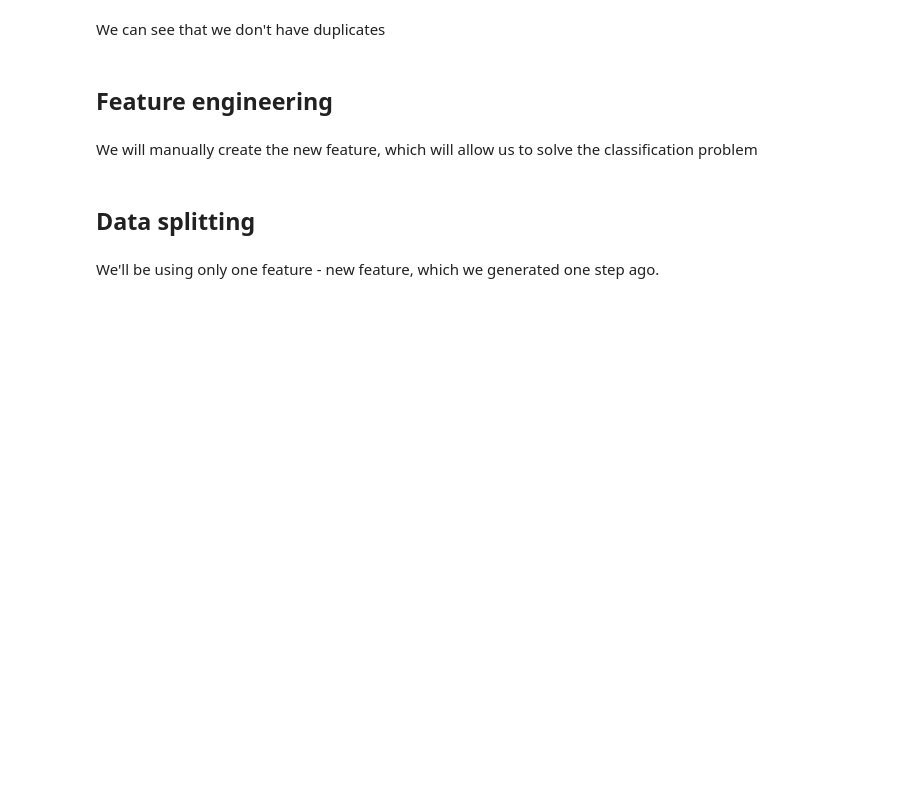
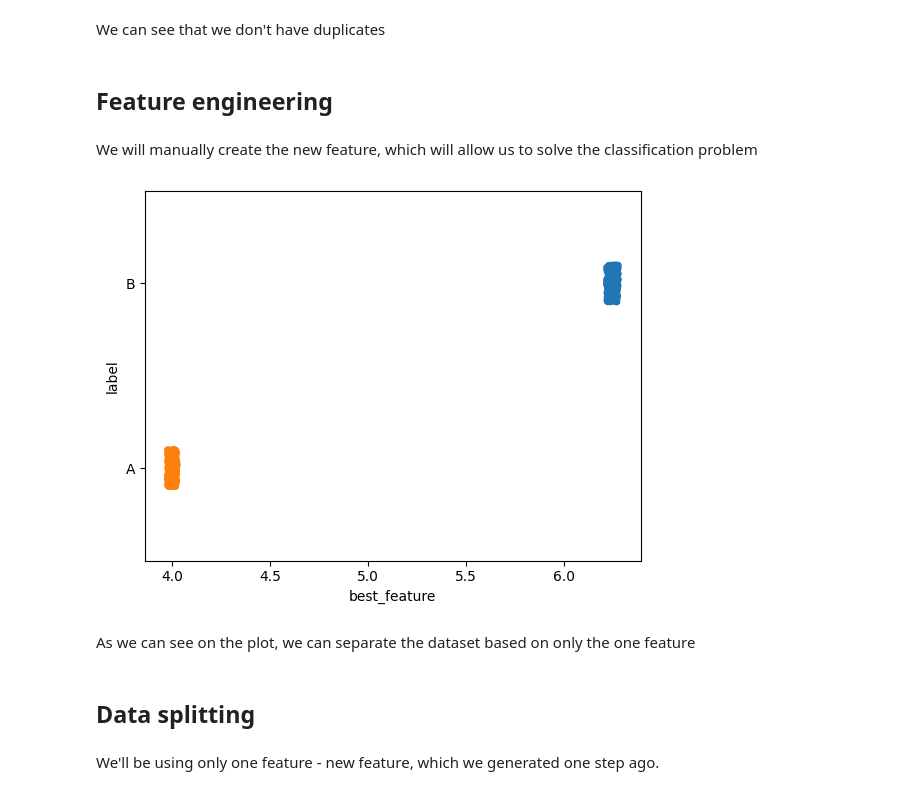
Before and after one commit to Extremesarova/competitions, a Jupyter notebook: synthetic_classification/simple_classification/simple_classification.ipynb, the cells around one changed output. Saved outputs shown, nothing was run; the diff lists cells and outputs as text; code cells hidden in the pictures; blank space fills up the shorter version.

```diff
--- a/synthetic_classification/simple_classification/simple_classification.ipynb
+++ b/synthetic_classification/simple_classification/simple_classification.ipynb
@@ -17,7 +17,7 @@ SEED = 42
 # %% [markdown]
 # Loading Data
 # %%
-path = "simple_classification/data/simple_classification.csv"
+path = "data/simple_classification.csv"
 # %%
 df = pd.read_csv(path, index_col=0)
 # %% [markdown]
@@ -149,6 +149,12 @@ We can see that we don't have duplicates
 We will manually create the new feature, which will allow us to solve the classification problem
 # %%
 df["best_feature"] = df["features_1"] ** 2 + df["features_2"] ** 2
+# %%
+sns.stripplot(data=df, y="label", x="best_feature");
+# %% [output]
+[figure, added]
+# %% [markdown]
+As we can see on the plot, we can separate the dataset based on only the one feature
 # %% [markdown]
 ## Data splitting
 # %% [markdown]
```
Also changed, not shown: 2 other files.
